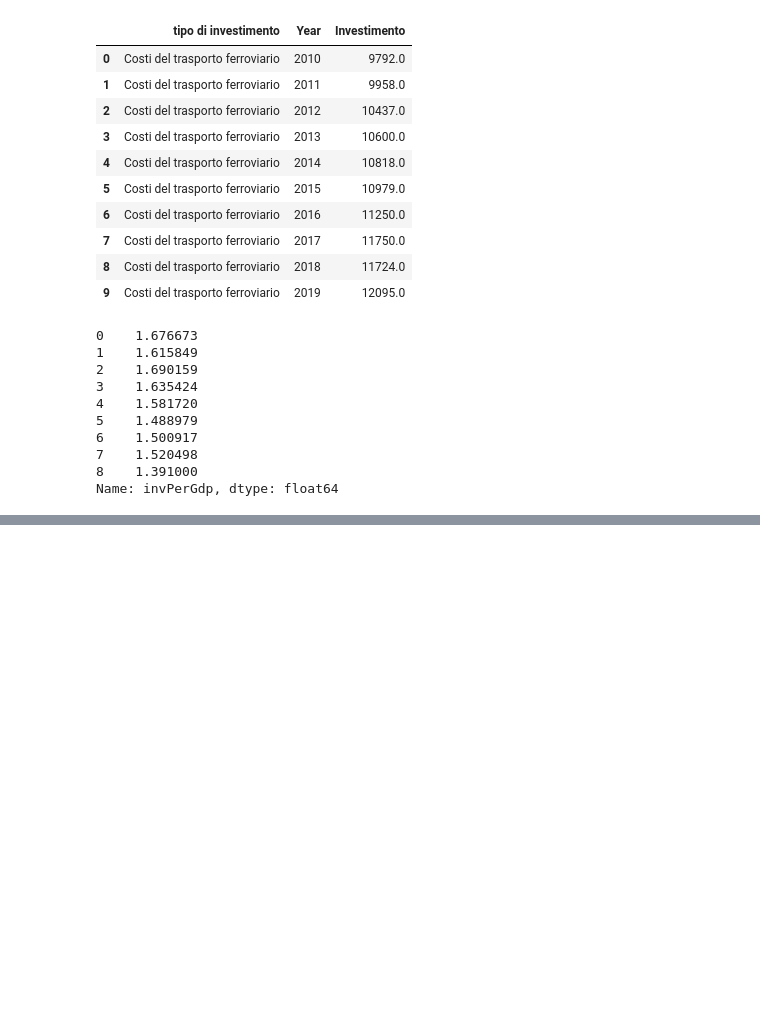
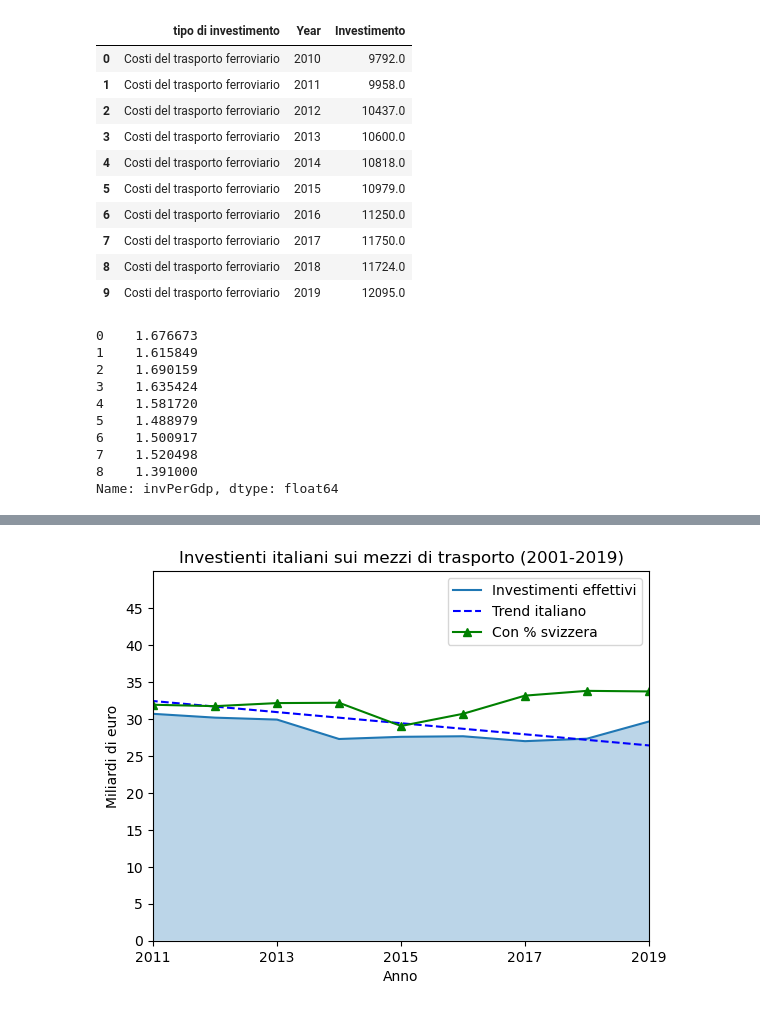
Before and after one commit to alemele01/vs24, a Jupyter notebook: investimentiSvizzeri.ipynb, the cells around one changed output, grey strips where cells are left out. Saved outputs shown, nothing was run; the diff lists cells and outputs as text; code cells hidden in the pictures; blank space fills up the shorter version.

```diff
--- a/investimentiSvizzeri.ipynb
+++ b/investimentiSvizzeri.ipynb
@@ -710,0 +756,5 @@ plt.show()
+# %%
+italiaConInvestimentiSvizzeri=italia.merge(svizzera, left_on='Year', right_on='Year')
+italiaConInvestimentiSvizzeri=italiaConInvestimentiSvizzeri[['Year','GDP(milioni)_x','invPerGdp_y']]
+italiaConInvestimentiSvizzeri['investimentiConSpesaSvizzera']=italiaConInvestimentiSvizzeri['GDP(milioni)_x']*italiaConInvestimentiSvizzeri['invPerGdp_y']/100
+italiaConInvestimentiSvizzeri
@@ -710,0 +772,35 @@ plt.show()
+# %%
+maxInv=50000000
+
+x = investimentiItalia.columns[2:].astype(int)
+y = investimentiItalia.iloc[0, 2:].astype(float)
+
+coefficients = np.polyfit(x, y, deg=1)
+linear_fit = np.poly1d(coefficients)
+x_fit = np.linspace(x.min(), x.max(), 100)
+y_fit = linear_fit(x_fit)
+
+plt.plot(x, y,label='Investimenti effettivi')
+plt.fill_between(x, y, alpha=0.3)
+
+plt.plot(x_fit, y_fit, '--', label='Trend italiano' ,color='blue')
+
+plt.xticks(np.arange(x.min(), x.max()+1, step=2))
+plt.yticks(np.arange(0, maxInv, step=5000000))
+
+
+def scale_y(value, tick_number):
+    return f'{value * 1e-6:.0f}'
+
+plt.gca().yaxis.set_major_formatter(mtick.FuncFormatter(scale_y))
+plt.plot(italiaConInvestimentiSvizzeri['Year'],italiaConInvestimentiSvizzeri['investimentiConSpesaSvizzera']*1000, marker='^', color='green',label="Con % svizzera",)
+
+plt.xlabel('Anno')
+plt.ylabel('Miliardi di euro')
+plt.title('Investienti italiani sui mezzi di trasporto (2001-2019)')
+plt.legend()
+plt.ylim(0,maxInv)
+plt.xlim(2011,2019)
+plt.show()
+# %% [output]
+[figure, added]
```
Also changed, not shown: parts of 11 cells of this notebook.
